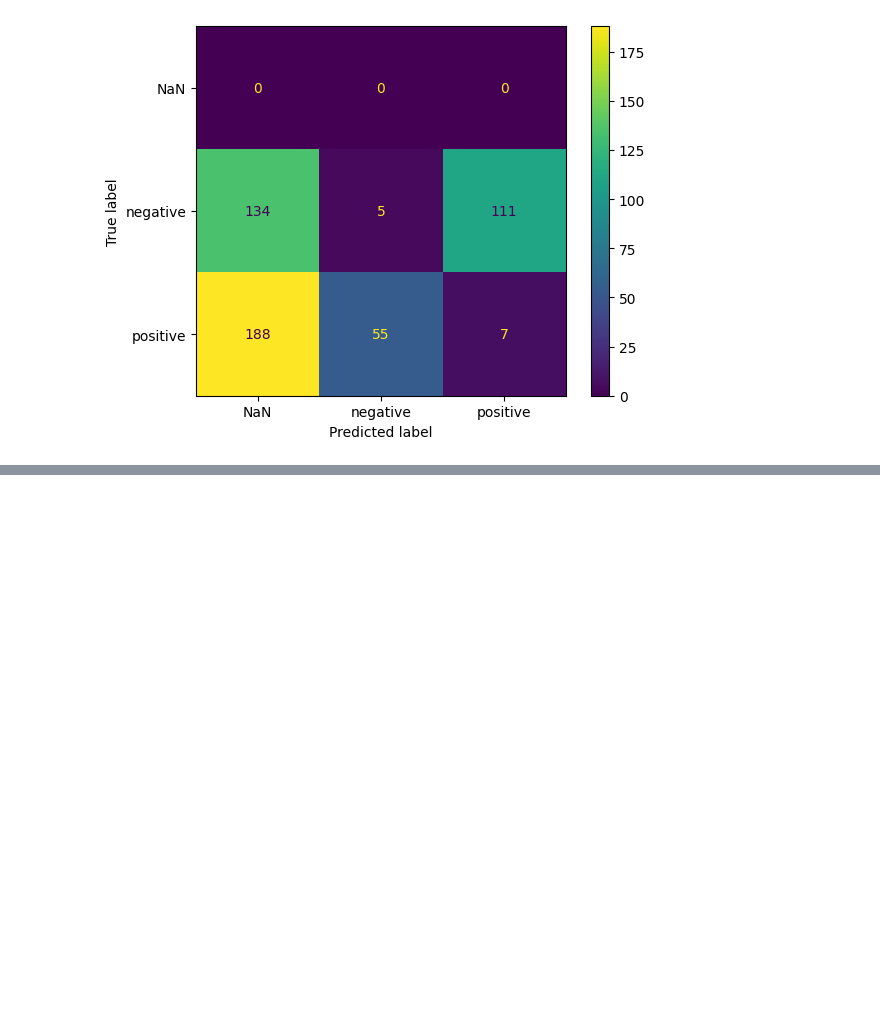
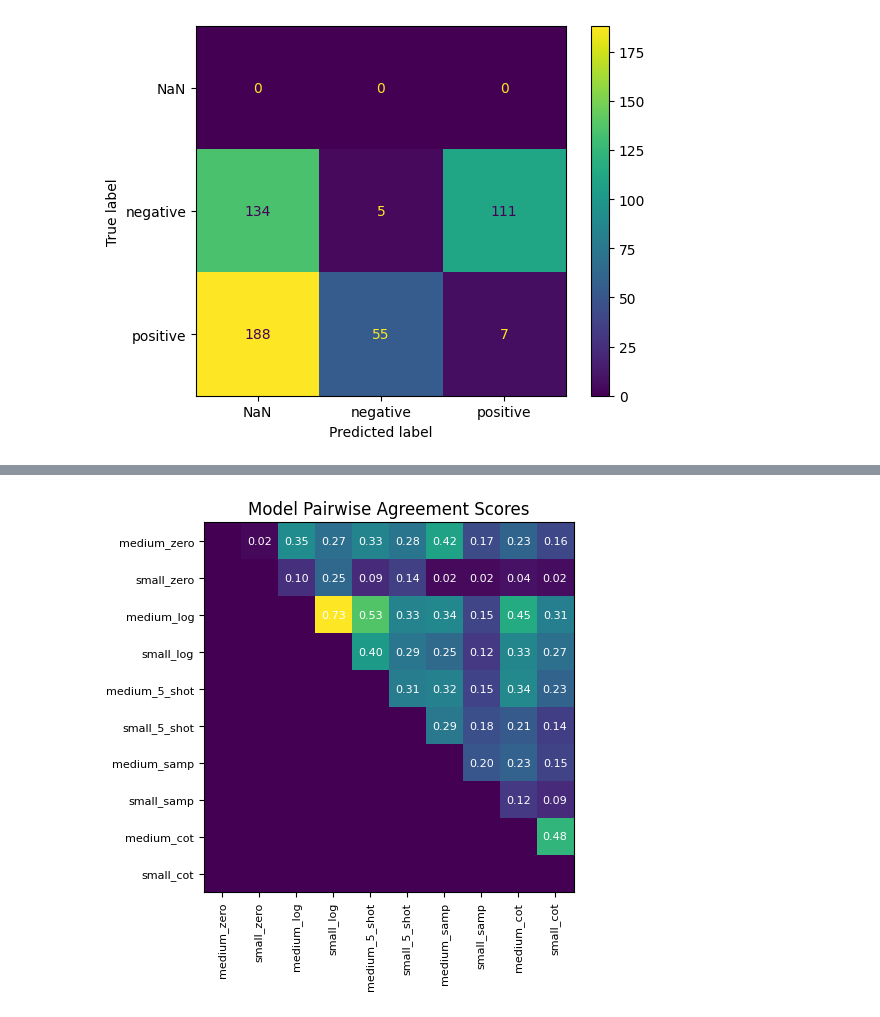
Before and after one commit to camilothorne/sentiment_analysis_w_llms, a Jupyter notebook: notebook/analysis_notebook.ipynb, the cells around one changed output, grey strips where cells are left out. Drawn from its saved outputs; the diff is of its cells as text; code cells hidden in the pictures; blank space fills up the shorter version.

```diff
--- a/notebook/analysis_notebook.ipynb
+++ b/notebook/analysis_notebook.ipynb
@@ -1181,0 +1254,25 @@ confusion_matrix(df_sample.sentiment, df_sample.response_s_cot)
+# %%
+def plot_agreement(scores:np.array, labels:list)->None:
+    '''
+    Function to display agreement scores
+
+    Arguments:
+        - scores:    array of scores
+        - labels:    list of labels
+    '''
+    plt.imshow(scores)
+    plt.yticks(range(0,len(labels)), labels, fontsize=8)
+    plt.xticks(range(0,len(labels)), labels, fontsize=8, rotation=90)
+    # Loop over data dimensions to paste scores.
+    for i in range(len(labels)):
+        for j in range(i+1,len(labels)):
+            text = plt.text(j, i, "%.2f" % scores[i, j],
+                           ha="center", va="center", color="w", fontsize=8)
+    plt.margins(0.05)
+    plt.title('Model Pairwise Agreement Scores')
+    plt.show()
+# %%
+# Generate plot.
+plot_agreement(agg_table, labels)
+# %% [output]
+[figure, added]
```
Also changed, not shown: parts of 8 cells of this notebook, 1 other file.
